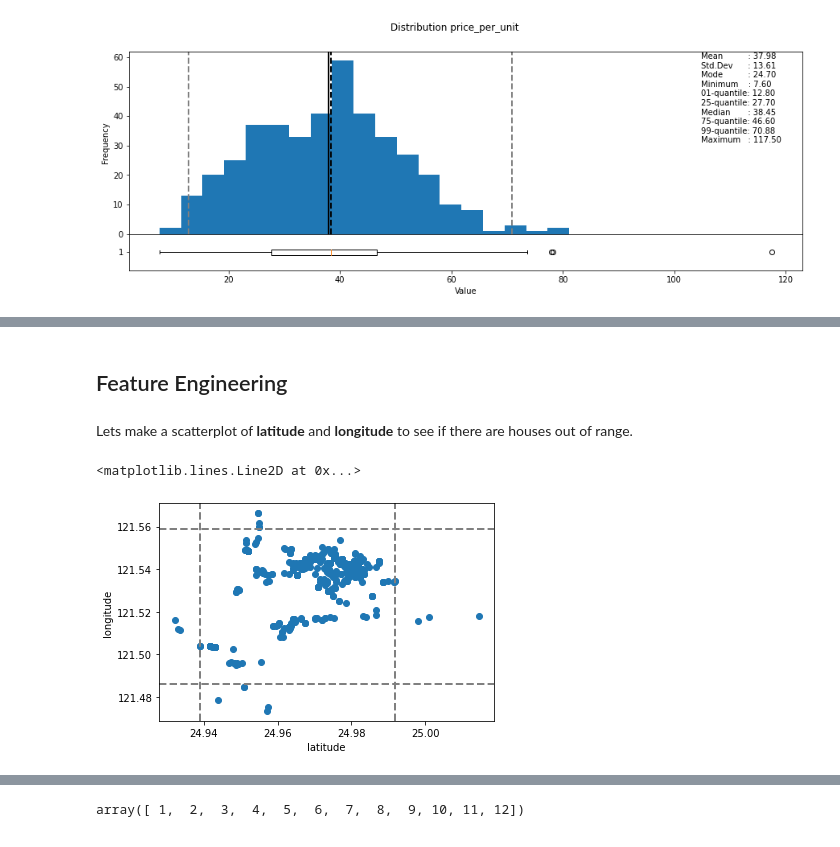
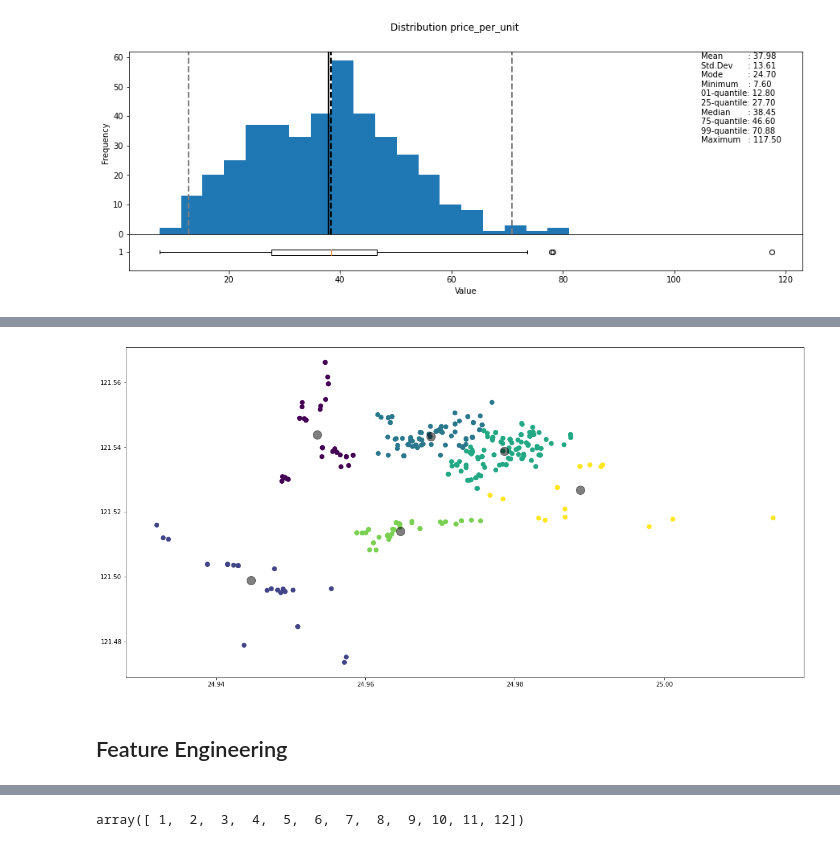
Before and after one commit to jschevers/ml-basics, a Jupyter notebook: challenges/02 - Real Estate Regression Challenge.ipynb, the cells around one changed output, grey strips where cells are left out. Cells and saved outputs as stored; diff of their text form; code cells hidden in the pictures.

Commit message:
added cluster

```diff
--- a/challenges/02 - Real Estate Regression Challenge.ipynb
+++ b/challenges/02 - Real Estate Regression Challenge.ipynb
@@ -160,3 +175,17 @@ data = data[data['price_per_unit'] <= 100]
+# %%
+# https://jakevdp.github.io/PythonDataScienceHandbook/05.11-k-means.html
+from sklearn.cluster import KMeans
+X = data[['latitude','longitude']]
+kmeans = KMeans(n_clusters = 6)
+kmeans.fit(X)
+y_kmeans = kmeans.predict(X)
+plt.figure(figsize=(20,10))
+plt.scatter(data['latitude'], data['longitude'], c=y_kmeans, s=50, cmap='viridis')
+
+centers = kmeans.cluster_centers_
+plt.scatter(centers[:, 0], centers[:, 1], c='black', s=200, alpha=0.5);
+# %% [output]
+[figure, added]
 # %% [markdown]
 ## Feature Engineering
 # %%
@@ -164,25 +193,3 @@ First, extract the year and month from **transaction_date**.
 # %%
 data['transaction_year'] = np.trunc(data.transaction_date).astype(int)
 data['transaction_month'] = np.round((data.transaction_date - data['transaction_year'])*12 ,0).astype(int) + 1
-# %% [markdown]
-Lets make a scatterplot of **latitude** and **longitude** to see if there are houses out of range.
-# %%
-# quantiles
-qlat_01 = data['latitude'].quantile(0.01)
-qlat_99 = data['latitude'].quantile(0.99)
-qlon_01 = data['longitude'].quantile(0.01)
-qlon_99 = data['longitude'].quantile(0.99)
-
-# the plot
-plt.scatter(x =  data['latitude'], y =  data['longitude'])
-plt.xlabel("latitude")
-plt.ylabel("longitude")
-
-# quantile lines
-plt.axvline(x = qlat_01, color = 'gray', linestyle = 'dashed', linewidth = 2)
-plt.axvline(x = qlat_99, color = 'gray', linestyle = 'dashed', linewidth = 2)
-plt.axhline(y = qlon_01, color = 'gray', linestyle = 'dashed', linewidth = 2)
-plt.axhline(y = qlon_99, color = 'gray', linestyle = 'dashed', linewidth = 2)
-# %% [output]
-<matplotlib.lines.Line2D at 0x...>
-[figure, removed]
```
Also changed, not shown: parts of 15 cells of this notebook.
